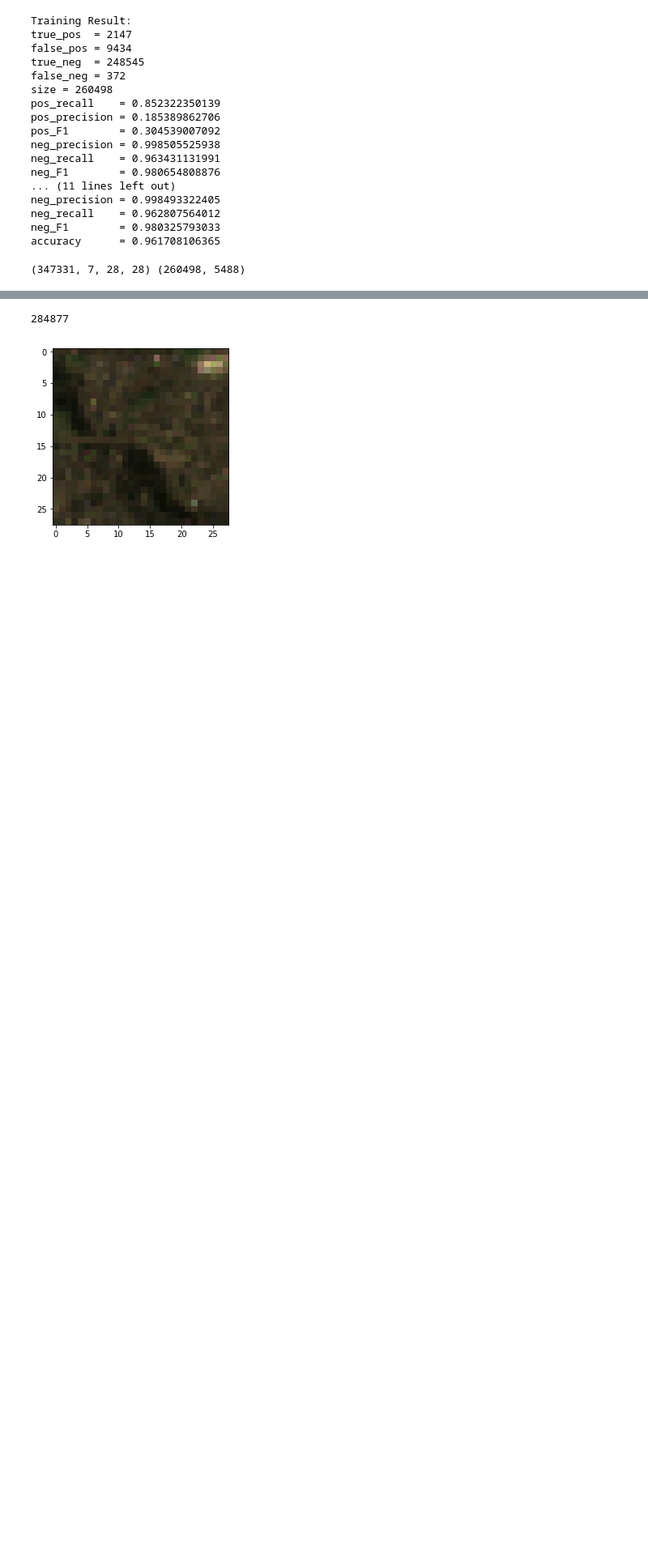
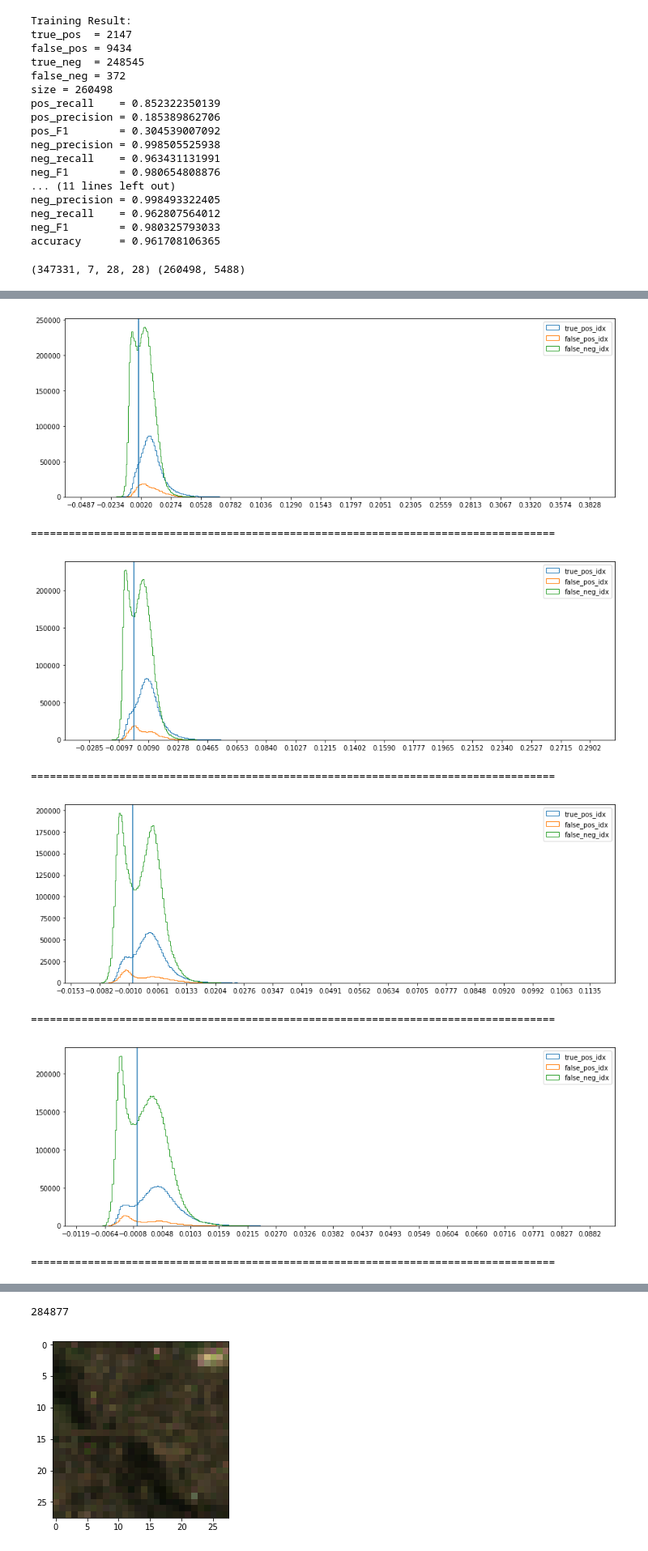
Before and after one commit to LiyaoTang/Road-Extraction-from-Time-Series-Satellite-Images, a Jupyter notebook: NSW-CNN/Naive NN - Analysis.ipynb, the cells around one changed output, grey strips where cells are left out. Shown at 81% size. Saved outputs shown, nothing was run; the diff lists cells and outputs as text; code cells hidden in the pictures; blank space fills up the shorter version.

```diff
--- a/NSW-CNN/Naive NN - Analysis.ipynb
+++ b/NSW-CNN/Naive NN - Analysis.ipynb
@@ -204,3 +204,34 @@ for i in range(train_index.size):
             true_neg_idx.append(patch_idx)
         else: # false neg
             false_neg_idx.append(patch_idx)
+# %%
+band_num = 7
+
+for band_idx in range(band_num):
+    band = X[:,band_idx,:,:]
+    band_mu    = (mu.reshape((7,28,28)))[band_idx, :, :].flatten()
+    band_sigma = (sigma.reshape((7,28,28)))[band_idx, :, :].flatten()
+
+    band_norm = (band.reshape((band.shape[0], -1))-band_mu)/band_sigma
+
+    plt.figure(figsize=(15,5))
+    plt.xticks(np.linspace(band_norm.min(),band_norm.max(), 20))
+    plt.axvline(0)
+
+    for idx_list, list_name in zip([true_pos_idx, false_pos_idx, false_neg_idx],
+                                   ['true_pos_idx', 'false_pos_idx', 'false_neg_idx']):
+        plt.hist(band_norm[idx_list].flatten(), bins=300, histtype='step', label=list_name)
+    plt.legend()
+    plt.savefig("./Result/band " + str(band_idx))
+    plt.show()
+
+    print("===================================================================================")
+# %% [output]
+[figure, added]
+===================================================================================
+[figure, added]
+===================================================================================
+[figure, added]
+===================================================================================
+[figure, added]
+===================================================================================
```
Also changed, not shown: parts of 3 cells of this notebook, 14 other files.
